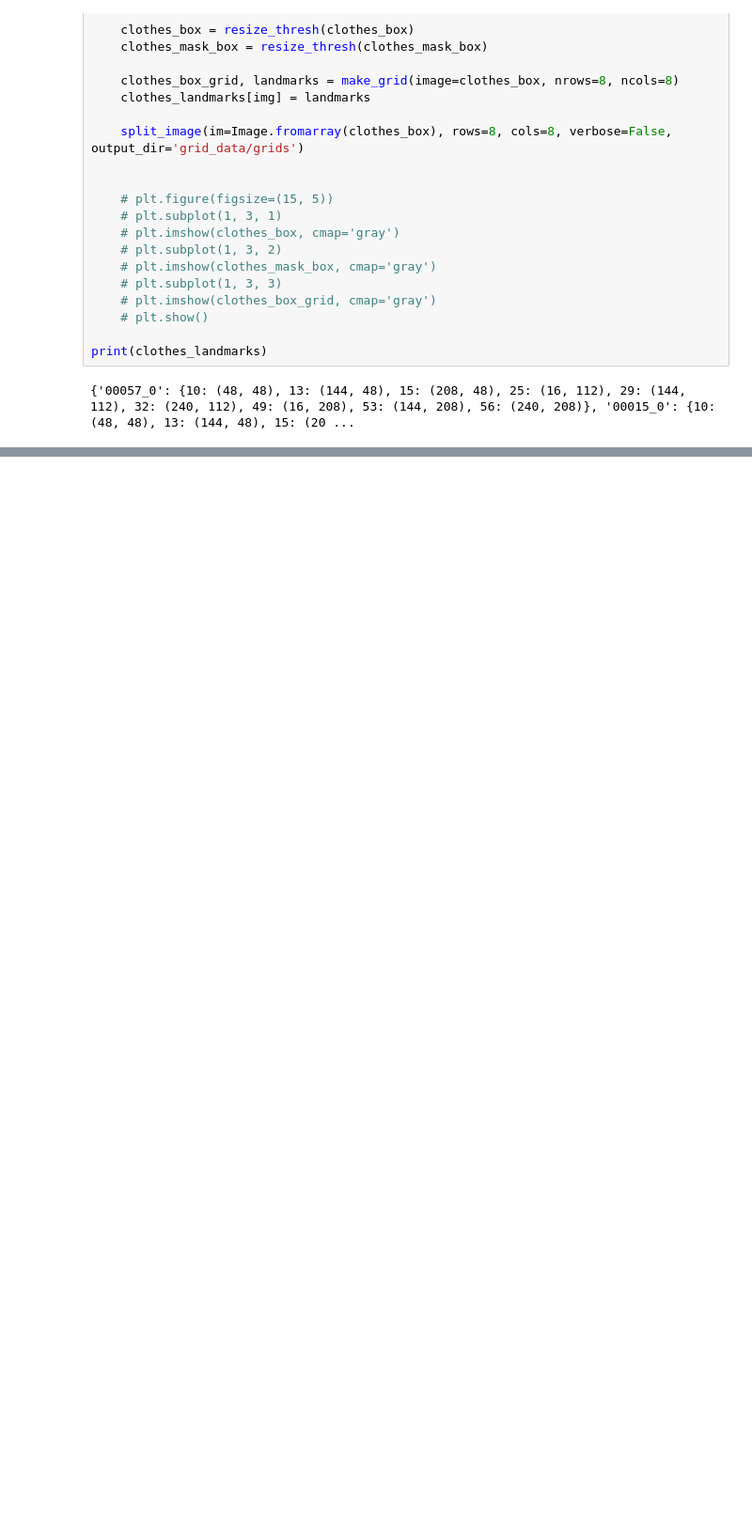
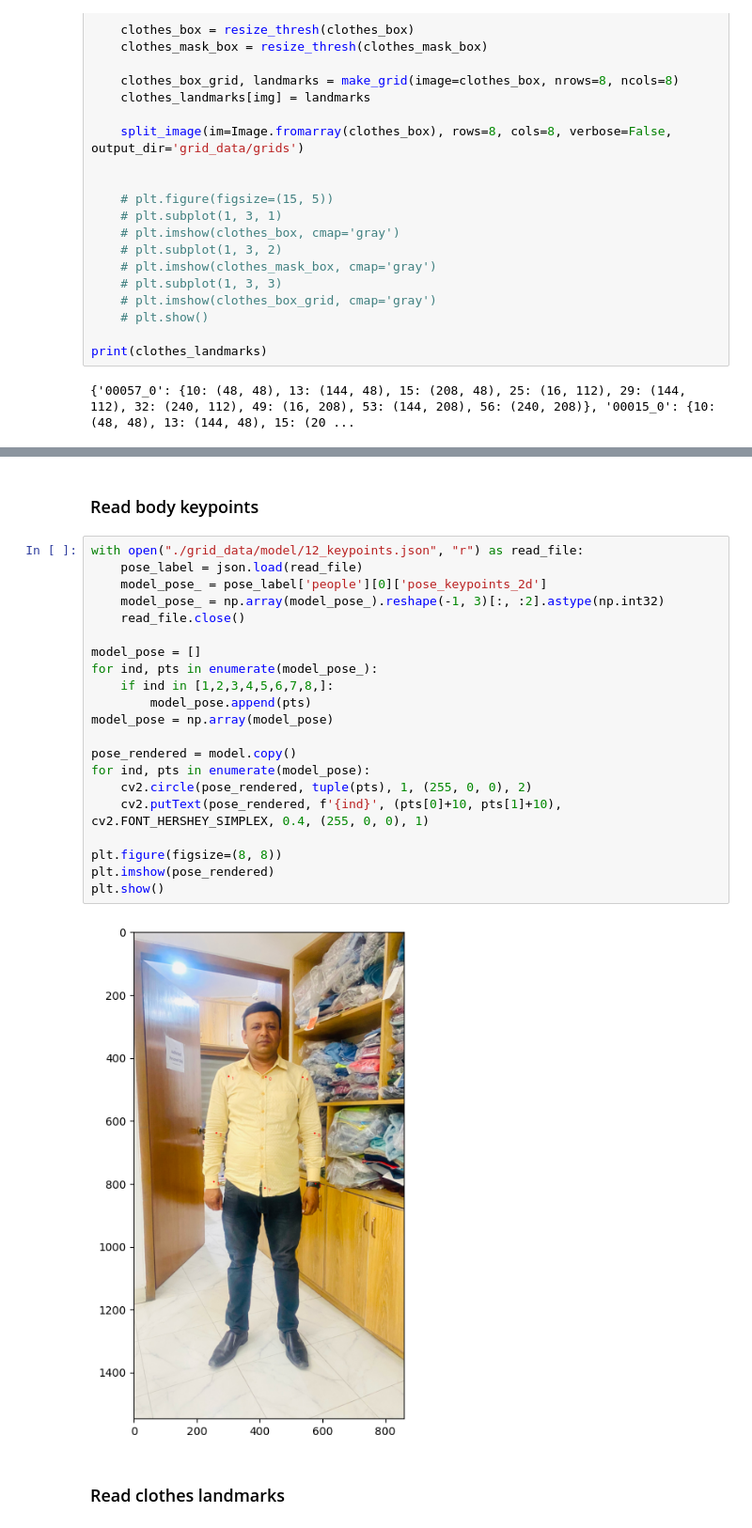
Before and after one commit to ansarker/AA, a Jupyter notebook: griding_pts.ipynb, the cells around one changed output, grey strips where cells are left out. Shown at 94% size. Cells and saved outputs as stored; diff of their text form; blank space fills up the shorter version.

```diff
--- a/griding_pts.ipynb
+++ b/griding_pts.ipynb
@@ -141,0 +157,27 @@ Write to json file successfully!
+# %% [markdown]
+### Read  body keypoints
+# %%
+with open("./grid_data/model/12_keypoints.json", "r") as read_file:
+    pose_label = json.load(read_file)
+    model_pose_ = pose_label['people'][0]['pose_keypoints_2d']
+    model_pose_ = np.array(model_pose_).reshape(-1, 3)[:, :2].astype(np.int32)
+    read_file.close()
+
+model_pose = []
+for ind, pts in enumerate(model_pose_):
+    if ind in [1,2,3,4,5,6,7,8,]:
+        model_pose.append(pts)
+model_pose = np.array(model_pose)
+
+pose_rendered = model.copy()
+for ind, pts in enumerate(model_pose):
+    cv2.circle(pose_rendered, tuple(pts), 1, (255, 0, 0), 2)
+    cv2.putText(pose_rendered, f'{ind}', (pts[0]+10, pts[1]+10), cv2.FONT_HERSHEY_SIMPLEX, 0.4, (255, 0, 0), 1)
+
+plt.figure(figsize=(8, 8))
+plt.imshow(pose_rendered)
+plt.show()
+# %% [output]
+[figure, added]
+# %% [markdown]
+### Read clothes landmarks
```
Also changed, not shown: parts of 10 cells of this notebook, 7 other files.
